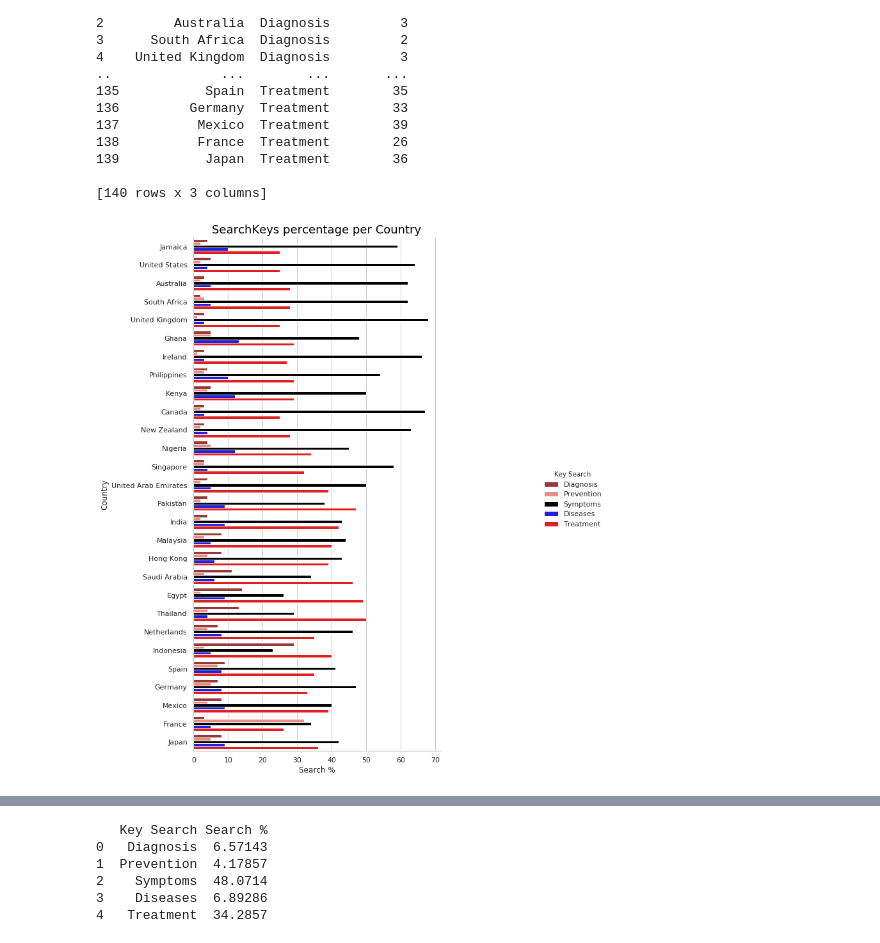
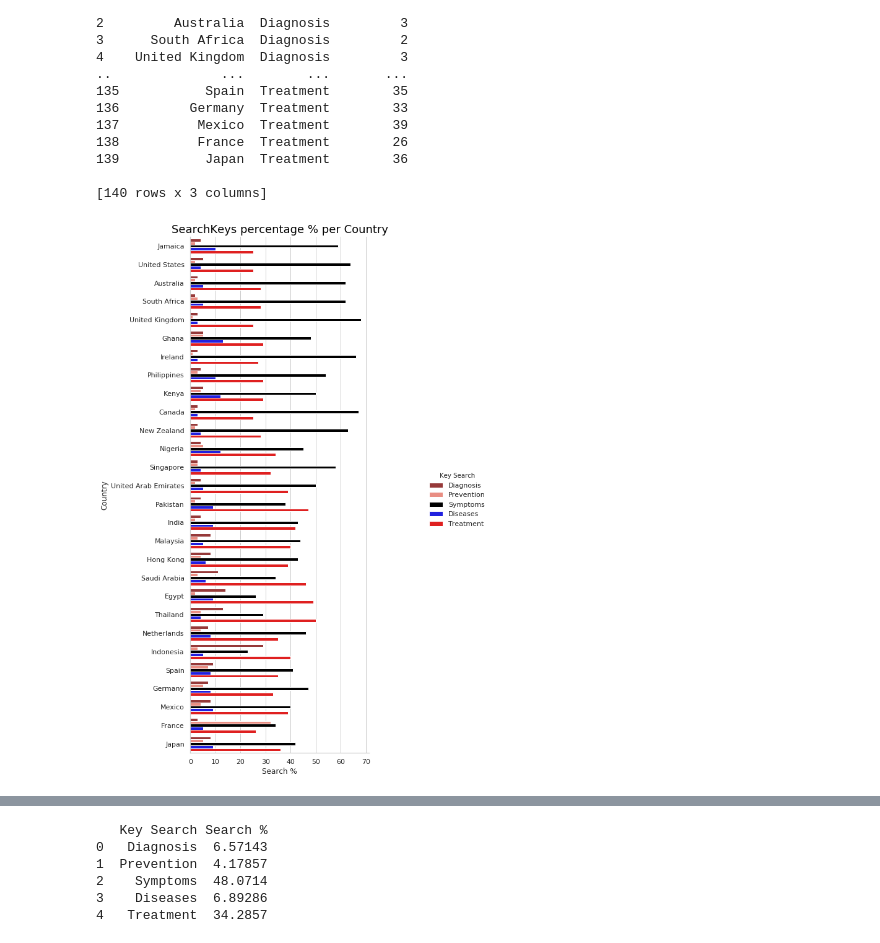
Before and after one commit to ioannapap/health_keysearch_analysis, a Jupyter notebook: health_search.ipynb, the cells around one changed output, grey strips where cells are left out. Cells and saved outputs as stored; diff of their text form; code cells hidden in the pictures.

```diff
--- a/health_search.ipynb
+++ b/health_search.ipynb
@@ -120,12 +150,12 @@ print(health_issue_df2)
 # %%
 colors = ['brown', 'salmon', 'black', 'blue', 'red']
 palette = sns.color_palette(colors)
 
 g = sns.catplot(x = 'Search %', y = 'Country', hue = 'Key Search', data = health_issue_df2, palette = palette, kind = 'bar')
-g.fig.set_figwidth(16)
-g.fig.set_figheight(13.5)
-plt.title('SearchKeys percentage per Country', color = 'black', fontsize = 18)
+g.fig.set_figwidth(12)
+g.fig.set_figheight(14)
+plt.title('SearchKeys percentage % per Country', color = 'black', fontsize = 18)
 
 plt.savefig('searchKeys%_percountry_catplot.png')
 # %% [output]
-[figure, old version]
+[figure, new version]
```
Also changed, not shown: parts of 12 cells of this notebook, 1 other file.
